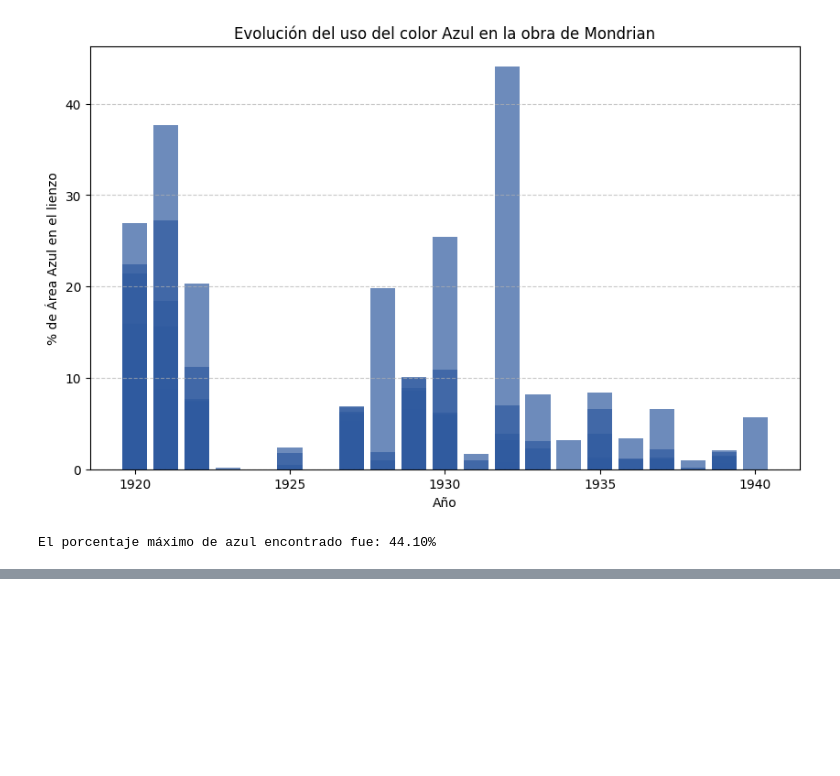
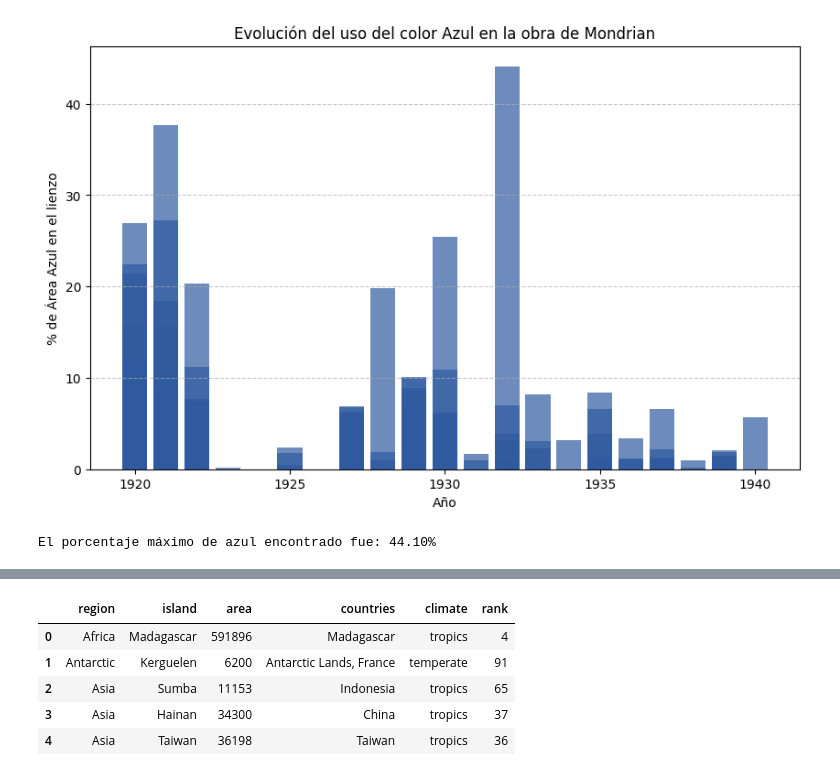
Before and after one commit to Jpablo179804/MineriaDatos, a Jupyter notebook: MineriaDatos.ipynb, the cells around one changed output, grey strips where cells are left out. Cells and saved outputs as stored; diff of their text form; code cells hidden in the pictures; blank space fills up the shorter version.

```diff
--- a/MineriaDatos.ipynb
+++ b/MineriaDatos.ipynb
@@ -3056,0 +3071,13 @@ El porcentaje máximo de azul encontrado fue: 44.10%
+# %%
+import pandas as pd
+import matplotlib.pyplot as plt
+
+df = pd.read_csv('largest-islands.csv')
+df.head()
+# %% [output]
+|  | region | island | area | countries | climate | rank |
+| 0 | Africa | Madagascar | 591896 | Madagascar | tropics | 4 |
+| 1 | Antarctic | Kerguelen | 6200 | Antarctic Lands, France | temperate | 91 |
+| 2 | Asia | Sumba | 11153 | Indonesia | tropics | 65 |
+| 3 | Asia | Hainan | 34300 | China | tropics | 37 |
+| 4 | Asia | Taiwan | 36198 | Taiwan | tropics | 36 |
```
Also changed, not shown: parts of 8 cells of this notebook.
